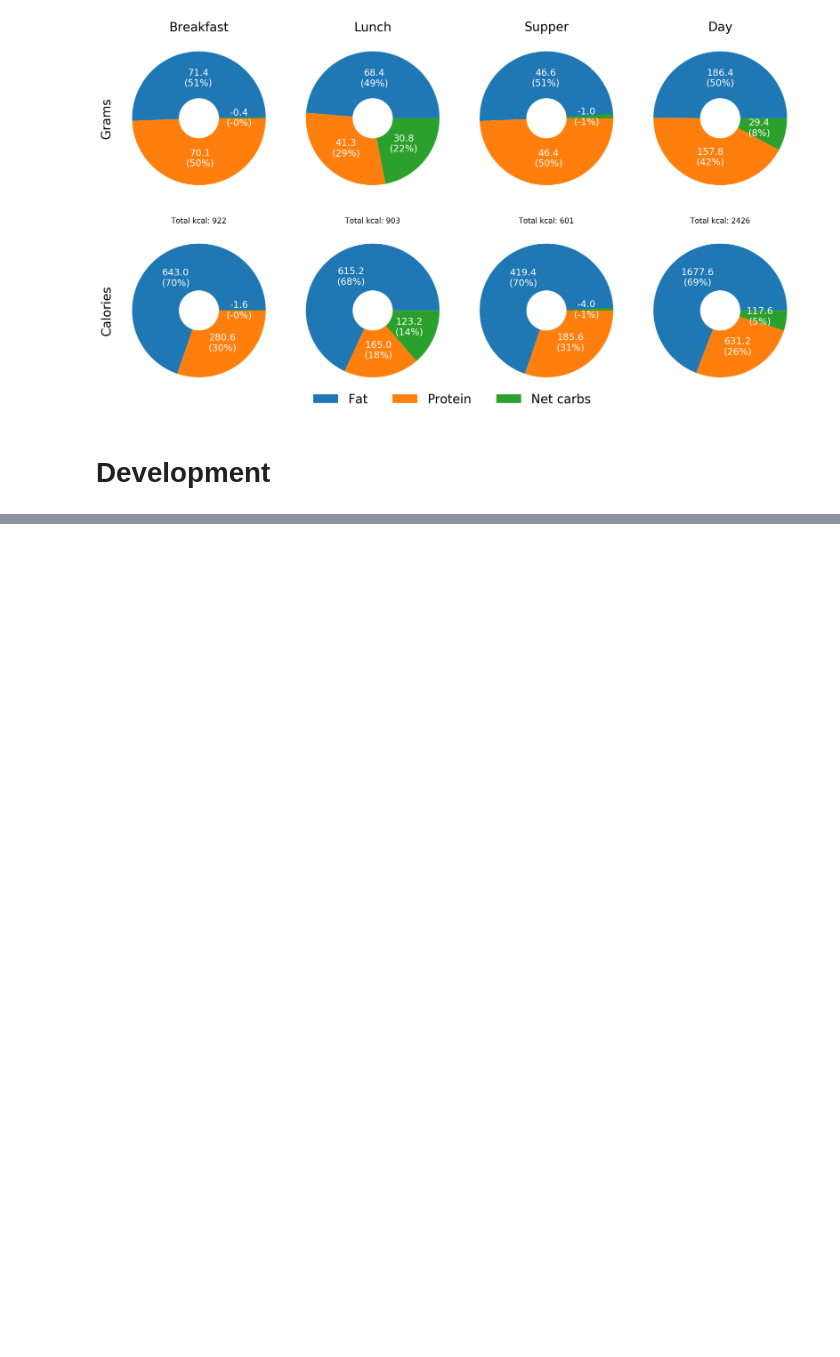
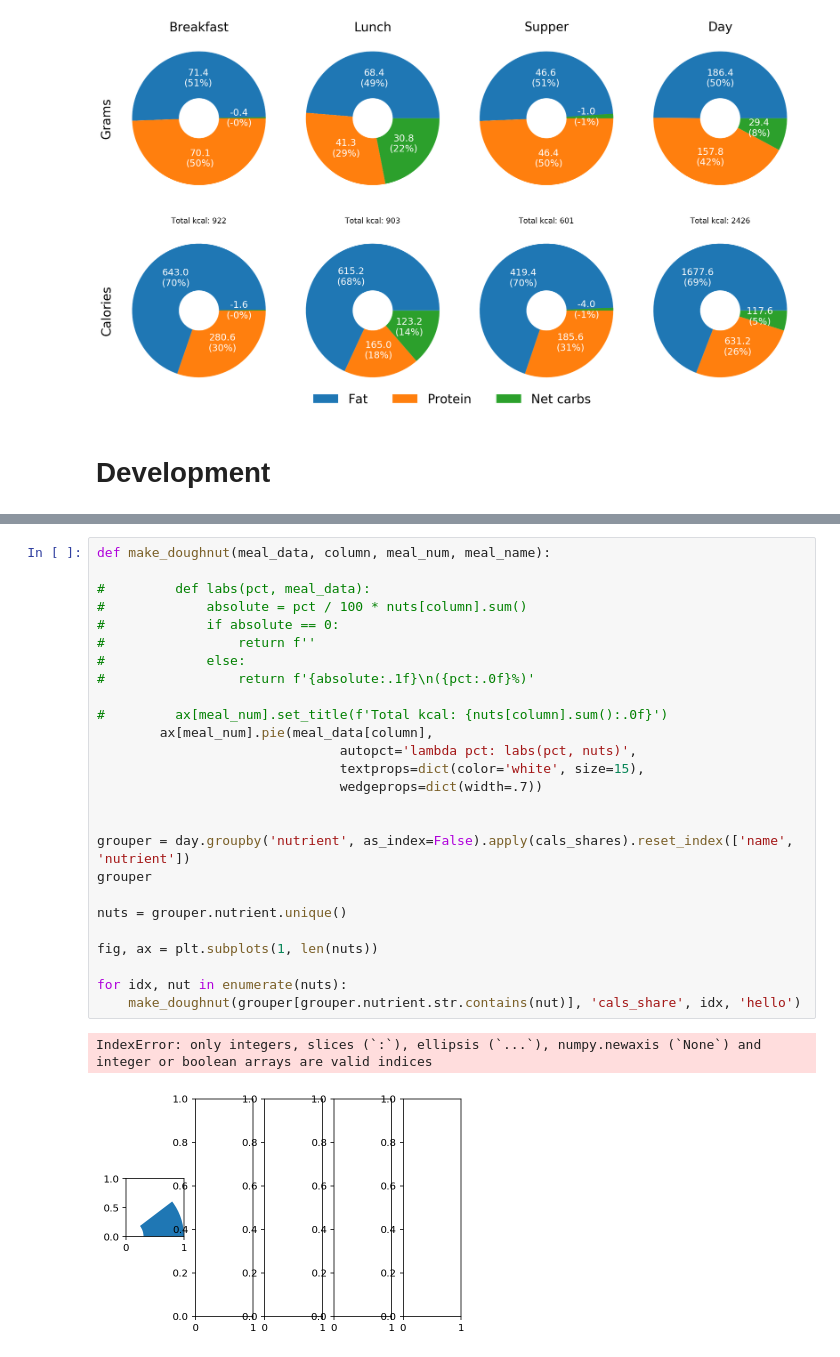
Before and after one commit to fabiangunzinger/learning, a Jupyter notebook: food-data/foods.ipynb, the cells around one changed output, grey strips where cells are left out. Drawn from its saved outputs; the diff is of its cells as text; blank space fills up the shorter version.

```diff
--- a/food-data/foods.ipynb
+++ b/food-data/foods.ipynb
@@ -187,0 +175,29 @@ Name: cals_share, dtype: float64
+# %%
+def make_doughnut(meal_data, column, meal_num, meal_name):
+
+#         def labs(pct, meal_data):
+#             absolute = pct / 100 * nuts[column].sum()
+#             if absolute == 0:
+#                 return f''
+#             else:
+#                 return f'{absolute:.1f}\n({pct:.0f}%)'
+
+#         ax[meal_num].set_title(f'Total kcal: {nuts[column].sum():.0f}')
+        ax[meal_num].pie(meal_data[column],
+                               autopct='lambda pct: labs(pct, nuts)',
+                               textprops=dict(color='white', size=15),
+                               wedgeprops=dict(width=.7))
+
+
+grouper = day.groupby('nutrient', as_index=False).apply(cals_shares).reset_index(['name', 'nutrient'])
+grouper
+
+nuts = grouper.nutrient.unique()
+
+fig, ax = plt.subplots(1, len(nuts))
+
+for idx, nut in enumerate(nuts):
+    make_doughnut(grouper[grouper.nutrient.str.contains(nut)], 'cals_share', idx, 'hello')
+# %% [output]
+IndexError: only integers, slices (`:`), ellipsis (`...`), numpy.newaxis (`None`) and integer or boolean arrays are valid indices
+[figure, added]
```
Also changed, not shown: parts of 1 cell of this notebook.
